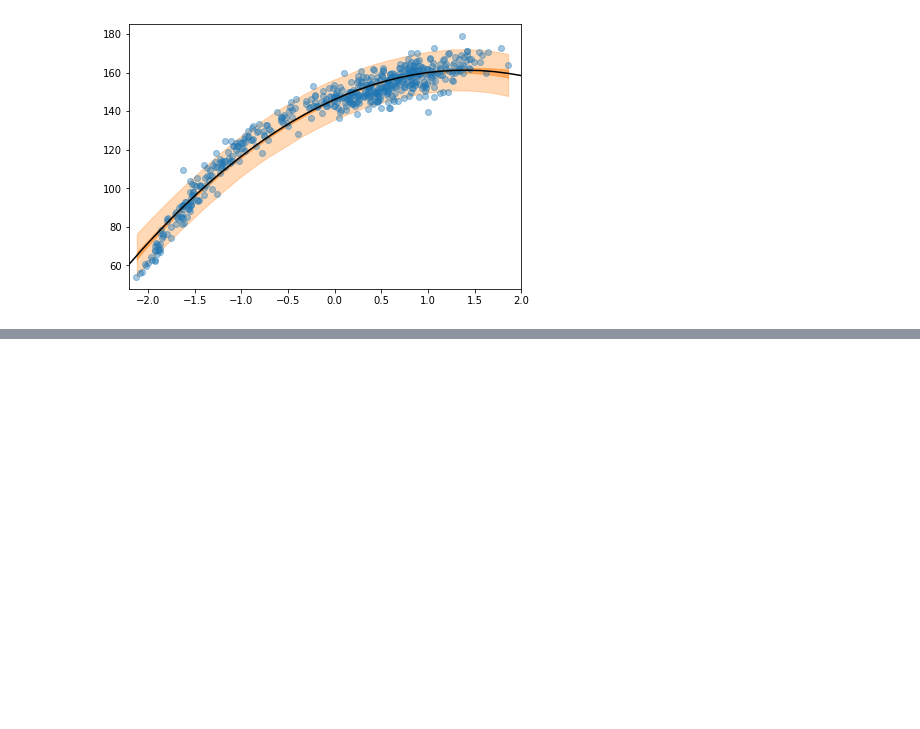
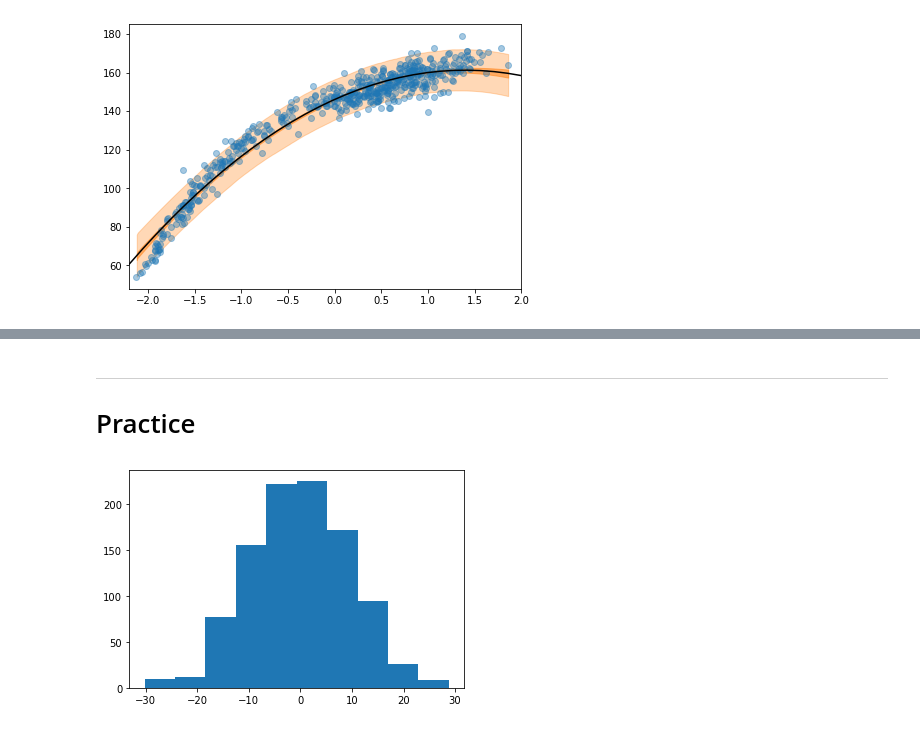
Before and after one commit to SamGijsen/StatisticalRethinking_PyMC, a Jupyter notebook: Chapter 4.ipynb, the cells around one changed output, grey strips where cells are left out. Saved outputs shown, nothing was run; the diff lists cells and outputs as text; code cells hidden in the pictures; blank space fills up the shorter version.

```diff
--- a/Chapter 4.ipynb
+++ b/Chapter 4.ipynb
@@ -534,0 +619,12 @@ plt.xlim([-2.2, 2]);
+# %% [markdown]
+---
+
+# Practice
+# %%
+# 4M1.
+mu = np.random.normal(0, 10, size=1000)
+sigma = np.random.exponential(1, size=1000)
+y = np.random.normal(mu, sigma)
+plt.hist(y);
+# %% [output]
+[figure, added]
```
Also changed, not shown: parts of 28 cells of this notebook.
